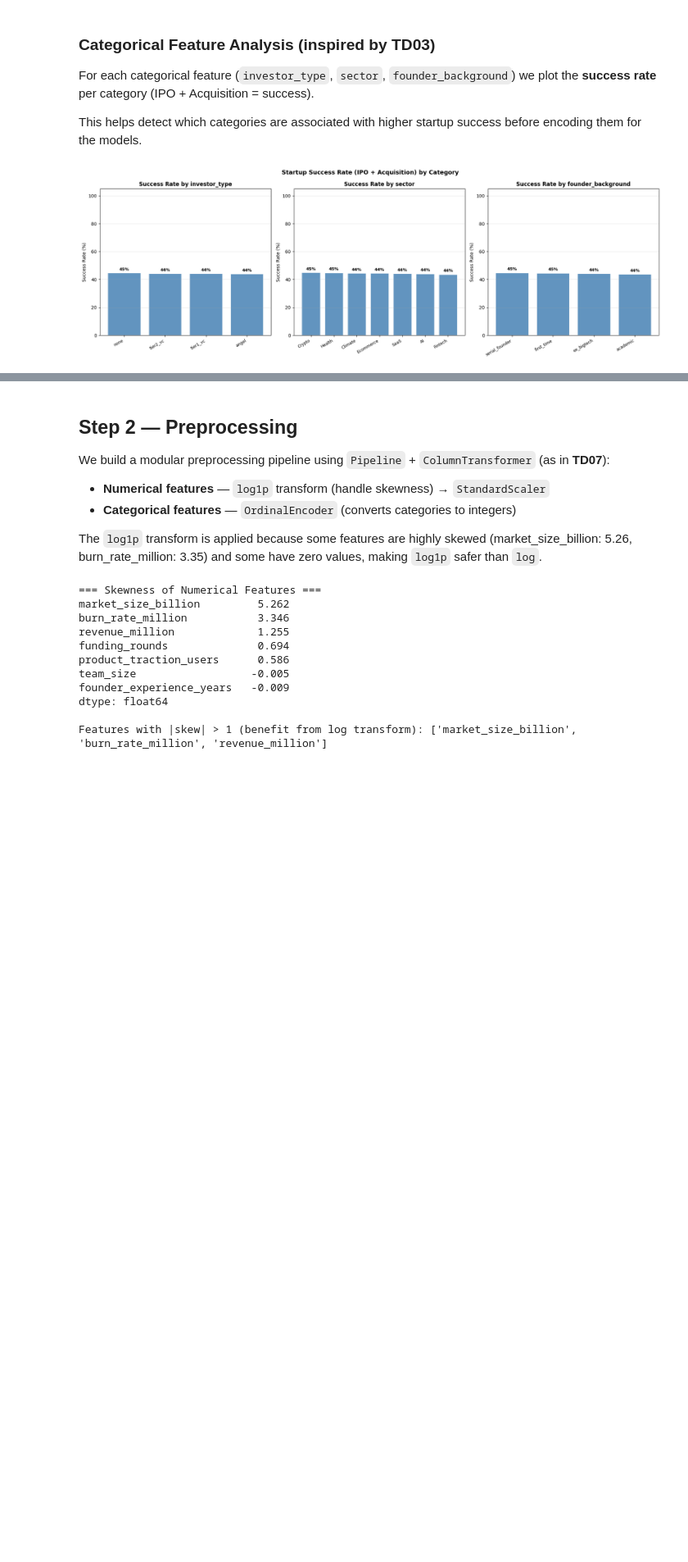
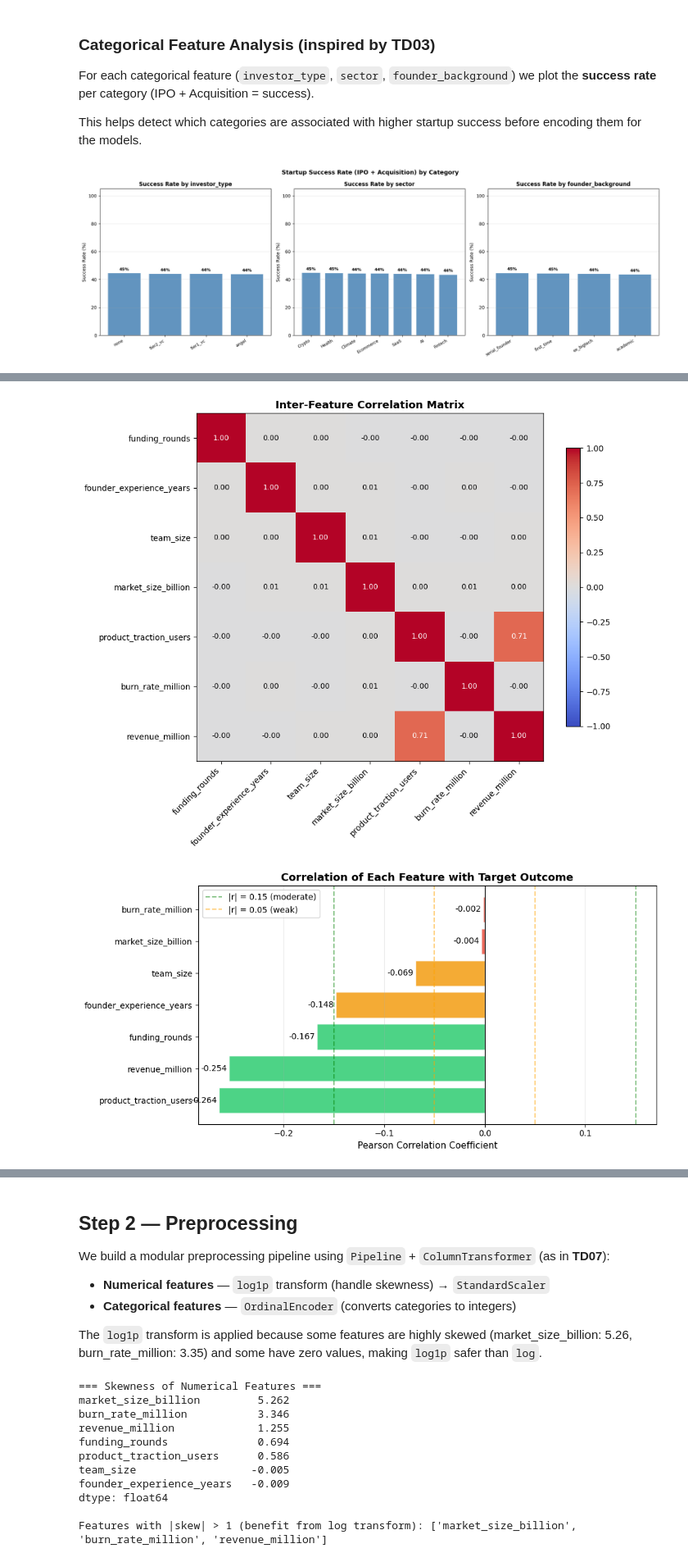
Before and after one commit to Clement-NI/Machine_learning_project_kaggle_start_up_success_data, a Jupyter notebook: scientificProject1/task.ipynb, the cells around one changed output, grey strips where cells are left out. Shown at 82% size. Saved outputs shown, nothing was run; the diff lists cells and outputs as text; code cells hidden in the pictures; blank space fills up the shorter version.

```diff
--- a/scientificProject1/task.ipynb
+++ b/scientificProject1/task.ipynb
@@ -253,0 +267,73 @@ df.drop(columns=['is_success'], inplace=True)
+# %%
+from sklearn.preprocessing import LabelEncoder
+
+# ── 1. Inter-feature correlation ───────────────────────────────────────────────
+feat_corr = df[numerical_features].corr()
+
+fig, ax = plt.subplots(figsize=(10, 8))
+im = ax.imshow(feat_corr.values, cmap='coolwarm', vmin=-1, vmax=1)
+plt.colorbar(im, ax=ax, shrink=0.8)
+ax.set_xticks(range(len(numerical_features)))
+ax.set_yticks(range(len(numerical_features)))
+ax.set_xticklabels(numerical_features, rotation=45, ha='right', fontsize=10)
+ax.set_yticklabels(numerical_features, fontsize=10)
+for i in range(len(numerical_features)):
+    for j in range(len(numerical_features)):
+        val = feat_corr.values[i, j]
+        ax.text(j, i, f'{val:.2f}', ha='center', va='center',
+                fontsize=9, color='white' if abs(val) > 0.6 else 'black')
+ax.set_title('Inter-Feature Correlation Matrix', fontsize=13, fontweight='bold')
+plt.tight_layout()
+plt.show()
+
+# ── 2. Correlation of each feature with the target outcome ─────────────────────
+le      = LabelEncoder()
+y_enc   = le.fit_transform(df['outcome'])
+corr_target = {col: np.corrcoef(df[col], y_enc)[0, 1] for col in numerical_features}
+corr_target = dict(sorted(corr_target.items(), key=lambda x: abs(x[1]), reverse=True))
+
+fig, ax = plt.subplots(figsize=(10, 5))
+names_sorted = list(corr_target.keys())
+vals_sorted  = list(corr_target.values())
+bar_colors   = ['#2ecc71' if abs(v) > 0.15 else
+                '#f39c12' if abs(v) > 0.05 else '#e74c3c'
+                for v in vals_sorted]
+
+ax.barh(names_sorted, vals_sorted, color=bar_colors, edgecolor='white', alpha=0.85)
+ax.axvline(0, color='black', linewidth=0.8)
+ax.axvline( 0.15, color='green',  linestyle='--', alpha=0.5, label='|r| = 0.15 (moderate)')
+ax.axvline(-0.15, color='green',  linestyle='--', alpha=0.5)
+ax.axvline( 0.05, color='orange', linestyle='--', alpha=0.5, label='|r| = 0.05 (weak)')
+ax.axvline(-0.05, color='orange', linestyle='--', alpha=0.5)
+
+for i, (name, val) in enumerate(zip(names_sorted, vals_sorted)):
+    ax.text(val + 0.002 if val >= 0 else val - 0.002, i,
+            f'{val:.3f}', va='center',
+            ha='left' if val >= 0 else 'right', fontsize=10)
+
+ax.set_title('Correlation of Each Feature with Target Outcome',
+             fontsize=13, fontweight='bold')
+ax.set_xlabel('Pearson Correlation Coefficient', fontsize=11)
+ax.legend(fontsize=10)
+ax.grid(axis='x', alpha=0.3)
+plt.tight_layout()
+plt.show()
+
+# ── Summary ────────────────────────────────────────────────────────────────────
+print('=== Feature Informativeness Summary ===')
+print(f'{"Feature":<30} {"Corr. with outcome":>20}  {"Assessment"}')
+print('-' * 65)
+for name, val in corr_target.items():
+    level = 'Informative'   if abs(val) > 0.15 else \
+            'Weakly useful' if abs(val) > 0.05 else \
+            'Noise (near zero)'
+    print(f'{name:<30} {val:>20.4f}  {level}')
+
+print()
+print('Note: inter-feature correlations are near zero for all pairs')
+print('except product_traction_users <-> revenue_million (r=0.77).')
+print('This indicates the dataset is synthetically generated with')
+print('mostly independent features — a known property of Kaggle synthetic datasets.')
+# %% [output]
+[figure, added]
+[figure, added]
```
Also changed, not shown: parts of 2 cells of this notebook.
